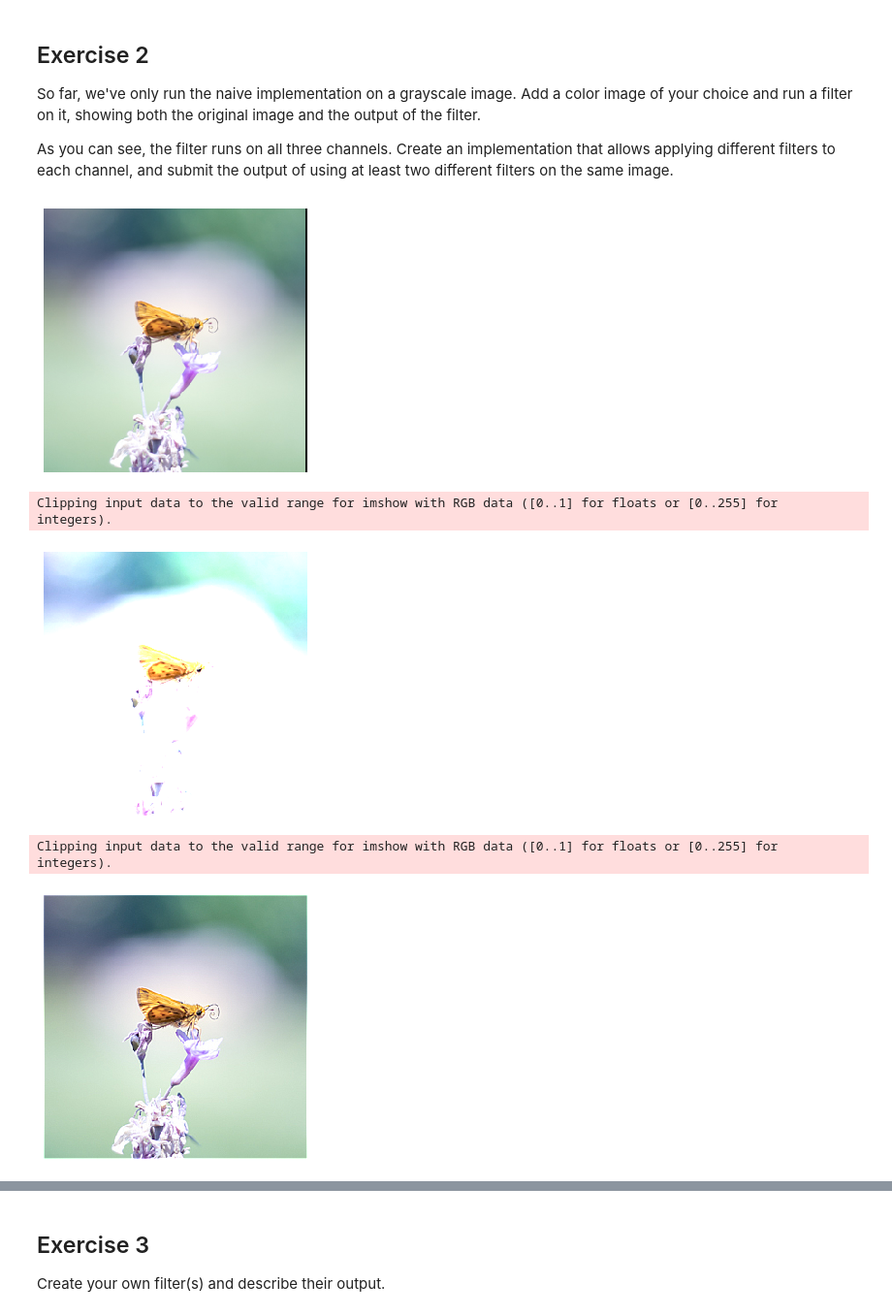
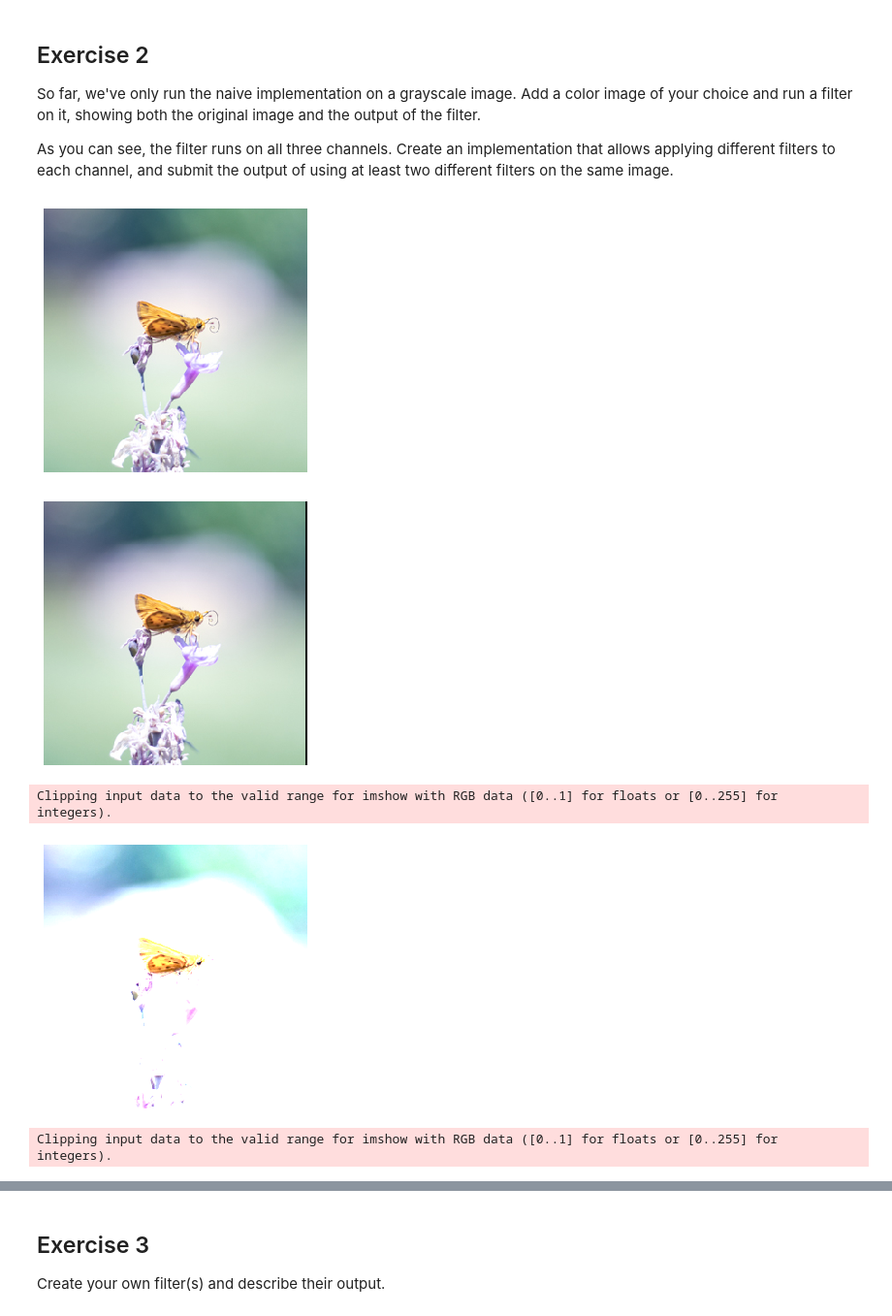
Before and after one commit to pauburk/Nueva-CS, a Jupyter notebook: comp_vision/filters/Filters.ipynb, the cells around one changed output, grey strips where cells are left out. Shown at 97% size. Saved outputs shown, nothing was run; the diff lists cells and outputs as text; code cells hidden in the pictures.

```diff
--- a/comp_vision/filters/Filters.ipynb
+++ b/comp_vision/filters/Filters.ipynb
@@ -125,12 +132,13 @@ As you can see, the filter runs on all three channels. Create an implementation
 # %%
 image_color = load("./moth.jpg")
 
+display(image_color)
 display(naive_convolution_filter(image_color, filter1))
 display(naive_convolution_filter(image_color, filter2))
 display(naive_convolution_filter(image_color, filter3))
 # %% [output]
-[figure, old version]
+[figure, new version]
+[figure, new version]
 Clipping input data to the valid range for imshow with RGB data ([0..1] for floats or [0..255] for integers).
-[figure, old version]
+[figure, new version]
 Clipping input data to the valid range for imshow with RGB data ([0..1] for floats or [0..255] for integers).
-[figure, old version]
```
Also changed, not shown: parts of 16 cells of this notebook, 2 other files.
